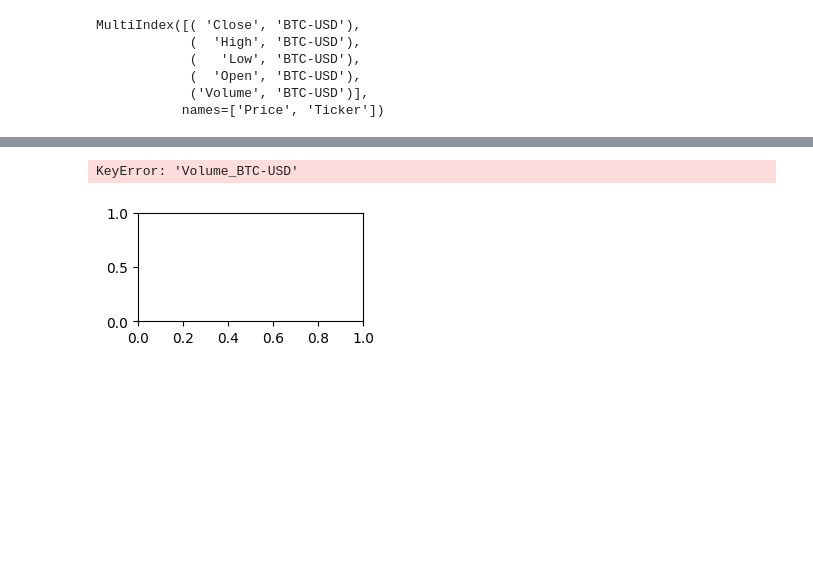
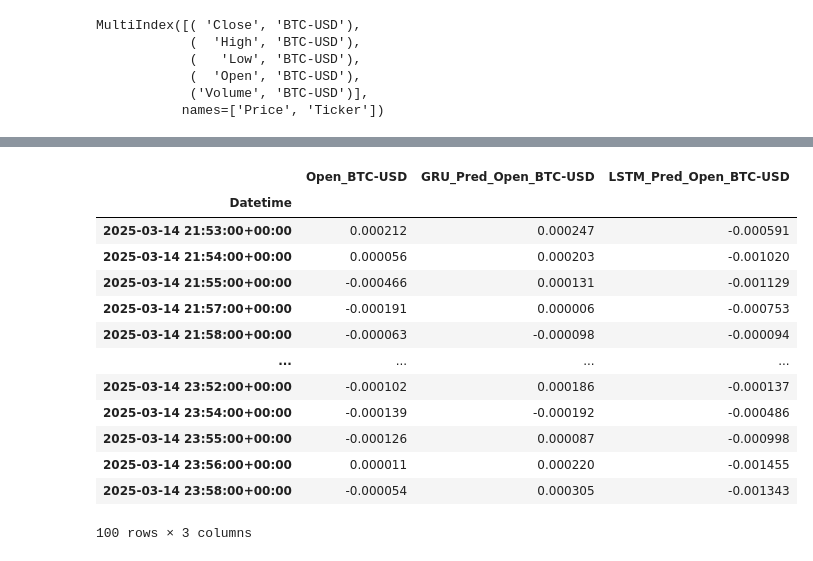
Before and after one commit to IlayeeSade/TINGS, a Jupyter notebook: Stock_methods.ipynb, the cells around one changed output, grey strips where cells are left out. Cells and saved outputs as stored; diff of their text form; code cells hidden in the pictures; blank space fills up the shorter version.

```diff
--- a/Stock_methods.ipynb
+++ b/Stock_methods.ipynb
@@ -352,14 +235,17 @@ plt.show()
-# %%
- # 5. Volume
-plt.subplot(3, 2, 5)
-plt.plot(timeline, df_pred[f'Volume_{ticker}'], label='Actual Volume', marker='*')
-plt.plot(timeline, df_pred[f'Pred_Volume_{ticker}'], label='Predicted Volume', marker='x')
-plt.xlabel('Date')
-plt.ylabel('Normalized Change')
-plt.title(f'{ticker} Volume: Actual vs Predicted')
-plt.legend()
-plt.grid(True)
-plt.xticks(rotation=45)
-# %% [output]
-KeyError: 'Volume_BTC-USD'
-[figure, removed]
+# %%
+result_df.copy()[-100:]
+# %% [output]
+|  | Open_BTC-USD | GRU_Pred_Open_BTC-USD | LSTM_Pred_Open_BTC-USD |
+| Datetime |  |  |  |
+| 2025-03-14 21:53:00+00:00 | 0.000212 | 0.000247 | -0.000591 |
+| 2025-03-14 21:54:00+00:00 | 0.000056 | 0.000203 | -0.001020 |
+| 2025-03-14 21:55:00+00:00 | -0.000466 | 0.000131 | -0.001129 |
+| 2025-03-14 21:57:00+00:00 | -0.000191 | 0.000006 | -0.000753 |
+| 2025-03-14 21:58:00+00:00 | -0.000063 | -0.000098 | -0.000094 |
+| ... | ... | ... | ... |
+| 2025-03-14 23:52:00+00:00 | -0.000102 | 0.000186 | -0.000137 |
+| 2025-03-14 23:54:00+00:00 | -0.000139 | -0.000192 | -0.000486 |
+| 2025-03-14 23:55:00+00:00 | -0.000126 | 0.000087 | -0.000998 |
+| 2025-03-14 23:56:00+00:00 | 0.000011 | 0.000220 | -0.001455 |
+| 2025-03-14 23:58:00+00:00 | -0.000054 | 0.000305 | -0.001343 |
+100 rows × 3 columns
```
Also changed, not shown: parts of 13 cells of this notebook.
